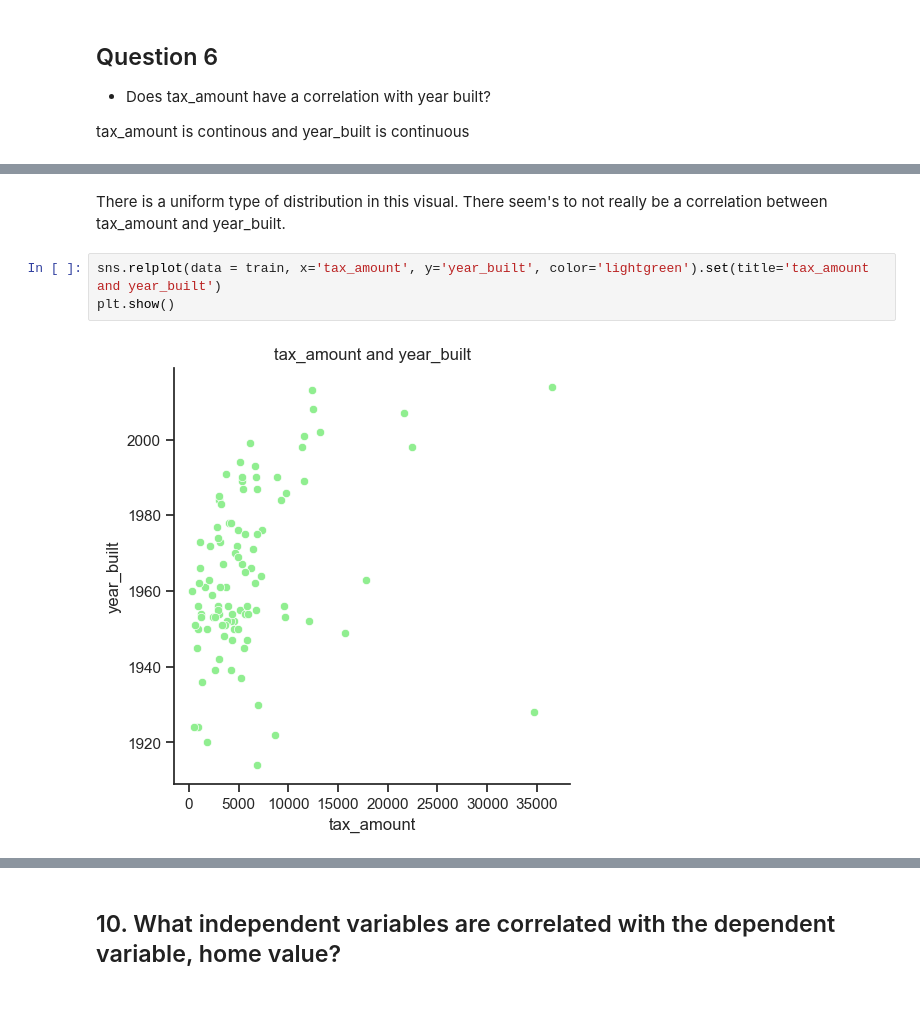
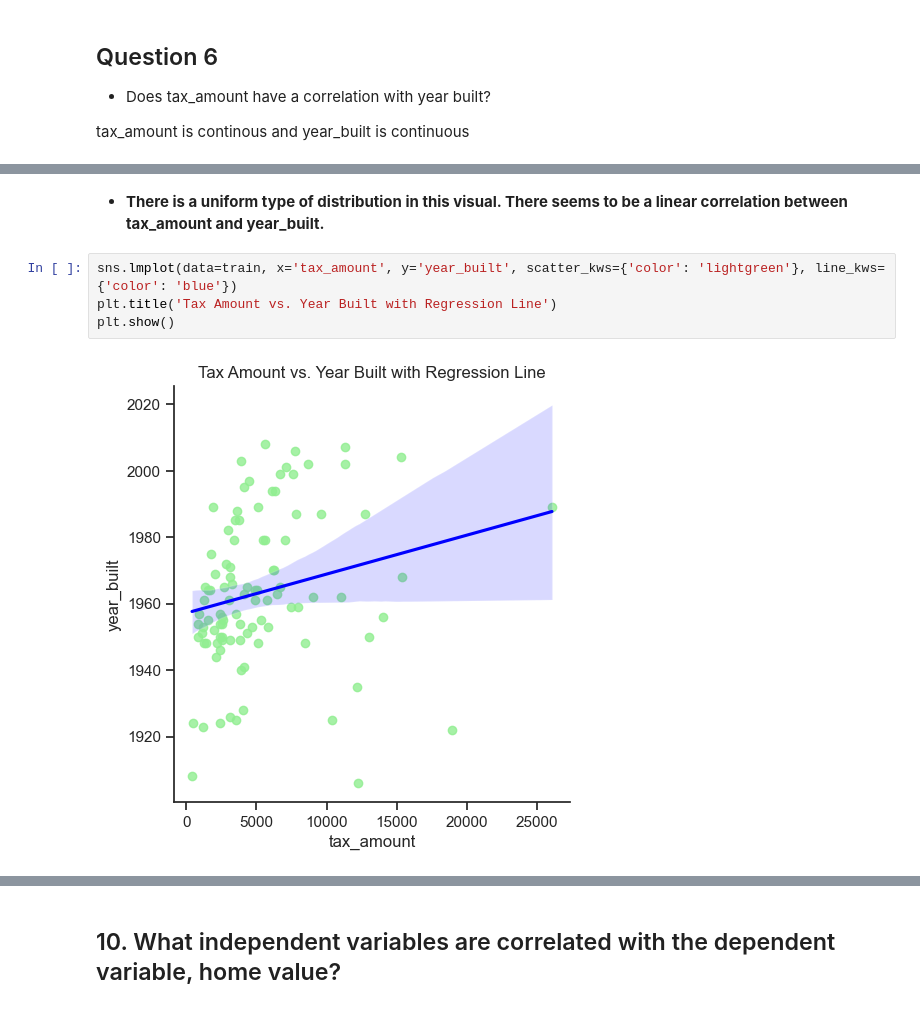
Before and after one commit to Marc-Aradillas/regression-exercises, a Jupyter notebook: explore.ipynb, the cells around one changed output, grey strips where cells are left out. Cells and saved outputs as stored; diff of their text form.

```diff
--- a/explore.ipynb
+++ b/explore.ipynb
@@ -397,7 +442,8 @@ plt.show()
 # %% [markdown]
-There is a uniform type of distribution in this visual. There seem's to not really be a correlation between tax_amount and year_built.
+- **There is a uniform type of distribution in this visual. There seems to be a linear correlation between tax_amount and year_built.**
-# %%
-sns.relplot(data = train, x='tax_amount', y='year_built', color='lightgreen').set(title='tax_amount and year_built')
-plt.show()
-# %% [output]
-[figure, removed]
+# %%
+sns.lmplot(data=train, x='tax_amount', y='year_built', scatter_kws={'color': 'lightgreen'}, line_kws={'color': 'blue'})
+plt.title('Tax Amount vs. Year Built with Regression Line')
+plt.show()
+# %% [output]
+[figure, added]
```
Also changed, not shown: parts of 47 cells of this notebook, 2 other files.
